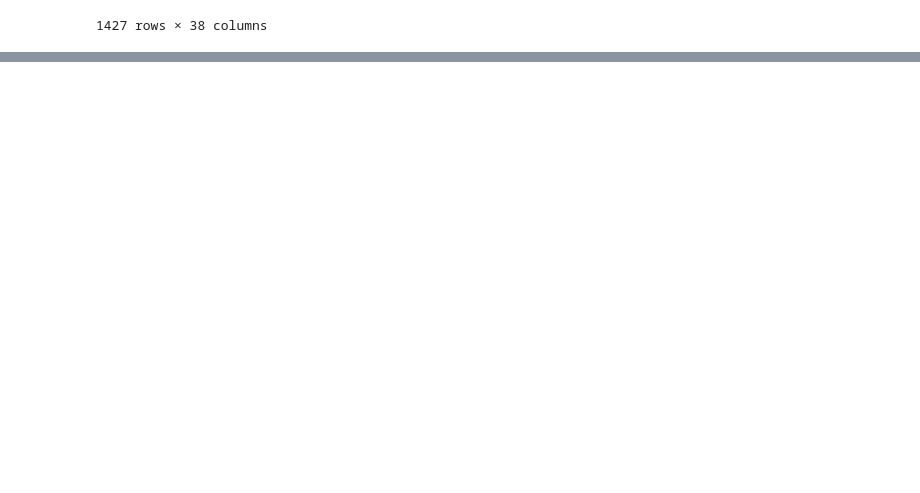
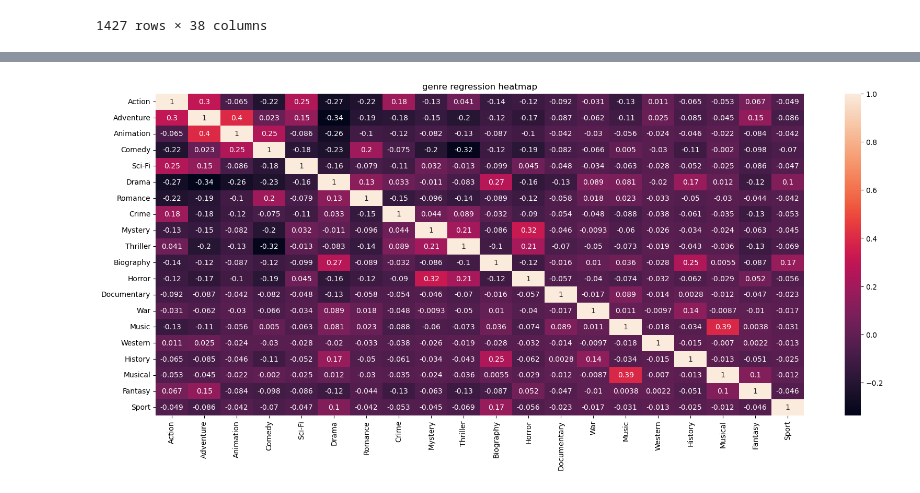
Before and after one commit to Keys2610/dsc-phase-2-project-v3, a Jupyter notebook: Noahworkspace.ipynb, the cells around one changed output, grey strips where cells are left out. Cells and saved outputs as stored; diff of their text form; code cells hidden in the pictures; blank space fills up the shorter version.

Commit message:
added genre regression

```diff
--- a/Noahworkspace.ipynb
+++ b/Noahworkspace.ipynb
@@ -36,7 +56,7 @@ merged_df
 genre_list = ["Adventure", "Animation", "Comedy", "Action", "Sci-Fi", "Drama", "Romance", "Crime", "Mystery", "Thriller", "Biography", "Horror", "Documentary", "War", "Music", "Western", "History", "Musical", "Fantasy", "Sport"]
 # %%
 for genre in genre_list:
-    merged_df[genre] = merged_df['genres'].str.contains(genre)
+    merged_df[genre] = merged_df['genres'].str.contains(genre).astype(int)
 merged_df
 # %% [output]
 |  | movie_id | start_year | primary_title | original_title | genres | runtime_minutes | director_name | ... |
@@ -54,0 +161,13 @@ merged_df
+# %%
+list_to_drop_from_reg = ['Profit:Production Ratio', 'movie_id', 'start_year', 'primary_title', 'original_title', 'genres', 'runtime_minutes', 'director_name', 'writer_name', 'actors', 'id', 'release_date', 'movie', 'year', 'Profit', 'production_budget', 'domestic_gross', 'worldwide_gross']
+X = merged_df.drop(columns = list_to_drop_from_reg)
+y = merged_df['Profit:Production Ratio']
+# %%
+import matplotlib.pyplot as plt
+import seaborn as sns
+plt.figure(figsize=(20, 8))
+sns.heatmap(X.corr(), annot=True)
+plt.title('genre regression heatmap')
+plt.show()
+# %% [output]
+[figure, added]
```
Also changed, not shown: parts of 15 cells of this notebook.
